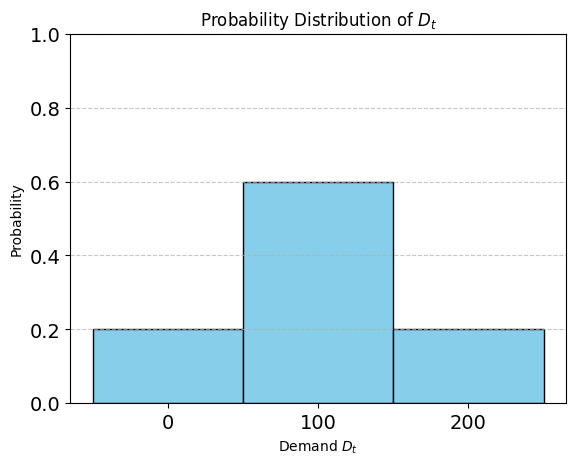
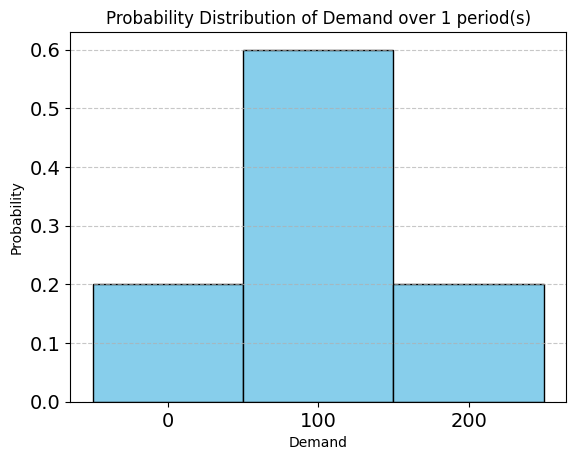
The notebook cell's code change between the first figure and the second:
--- before
+++ after
@@ -1,15 +1,48 @@
-# Discrete values and their probabilities
+def plot_demand_pdf(values, probabilities, num_times = 1, savefig = False, filename=None):
+    # Takes discrete values and their probabilities and plots a distribution for the demand
+
+    # Plot
+    plt.bar(values, probabilities, width=100, color='skyblue', edgecolor='black')
+    plt.xlabel("Demand")
+    plt.ylabel("Probability")
+    plt.title(f"Probability Distribution of Demand over {num_times} period(s)")
+    plt.xticks(values)
+    plt.grid(axis='y', linestyle='--', alpha=0.7)
+    # plt.ylim(0, 1)
+
+    plt.show()
+
+def plot_demand_cdf(values, probabilities, service_level = None, num_times = 1, savefig = False, filename = None):
+    # Takes discrete values and their probabilities and plots a cumultaive distribution for the demand
+
+    cumulative_probs = probabilities.copy()
+
+    for i in range(1, len(cumulative_probs)):
+        cumulative_probs[i] += cumulative_probs[i - 1]
+
+    plt.plot(values, cumulative_probs, marker="o")
+    plt.xlabel("Demand")
+    plt.ylabel("Cumulative Probability")
+    plt.title(f"Cumulative Probability Distribution of Demand over {num_times} period(s)")
+    plt.xticks(values)
+    plt.grid(axis = "y", linestyle = "--", alpha = 0.7)
+
+    if service_level:
+        plt.hlines(service_level, xmax=values[-1], xmin=values[0], label = f"{service_level*100}% Service level", color="r", linestyle = "--")
+        plt.legend(loc="lower right")
+    plt.show()
+
 values = [0, 100, 200]
 probs = [0.2, 0.6, 0.2]
+plot_demand_pdf(values, probs, 1)
+plot_demand_cdf(values, probs, 0.98, 1)
 
-# Plot
-plt.bar(values, probs, width=100, color='skyblue', edgecolor='black')
+values = [0, 100, 200, 300, 400]
+probs = [0.04, 0.24, 0.44, 0.24, 0.04]
+plot_demand_pdf(values, probs, 2)
+plot_demand_cdf(values, probs, 0.98, 2)
 
-plt.xlabel("Demand $D_t$")
-plt.ylabel("Probability")
-plt.title("Probability Distribution of $D_t$")
-plt.xticks(values)
-plt.grid(axis='y', linestyle='--', alpha=0.7)
-plt.ylim(0, 1)
-
-plt.show()
+values = [0, 100, 200, 300, 400, 500, 600]
+probs = [0.008, 0.072, 0.24, 0.36, 0.24, 0.072, 0.008]
+plot_demand_pdf(values, probs, 3)
+plot_demand_cdf(values, probs, 0.98, 3)

Commit: Files updated for simulation results